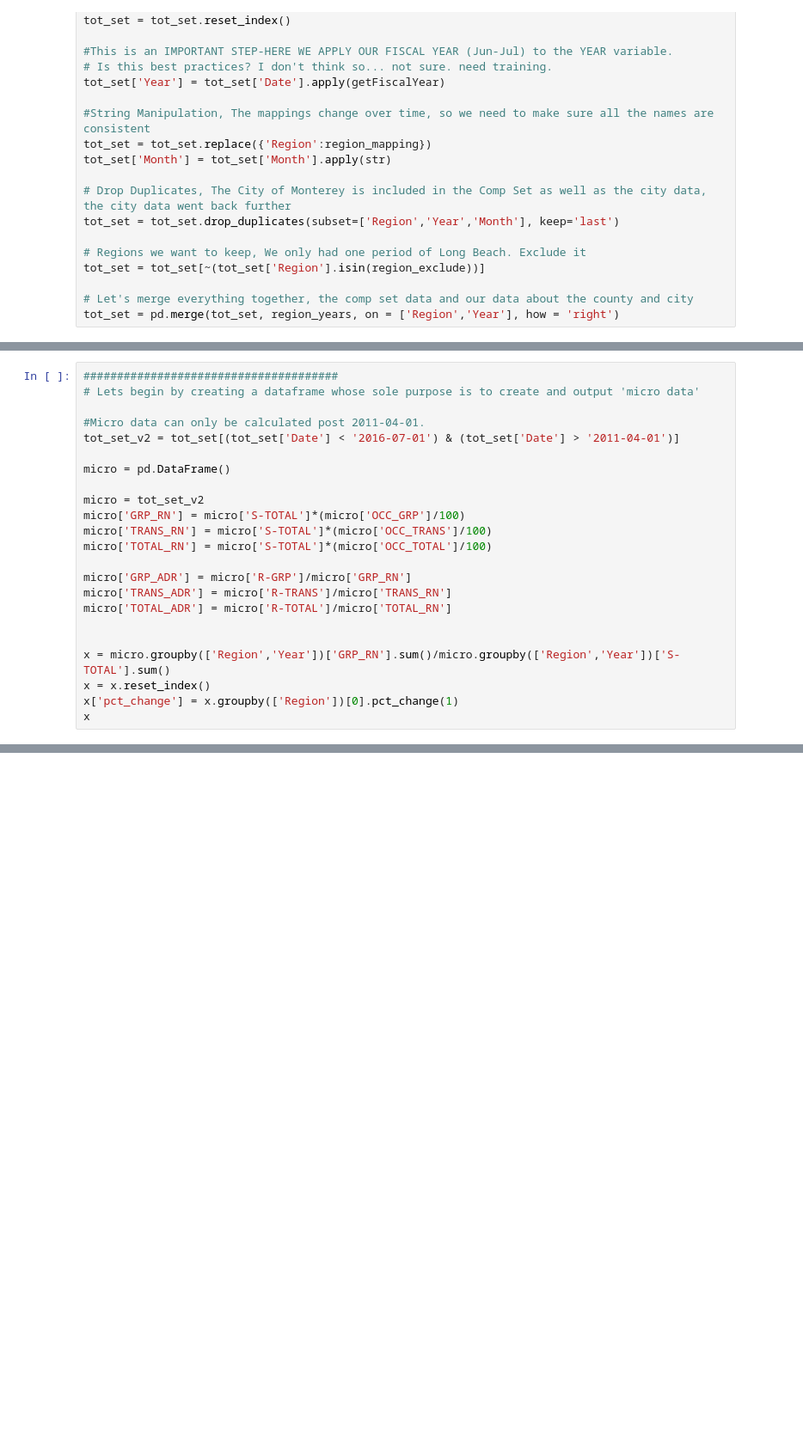
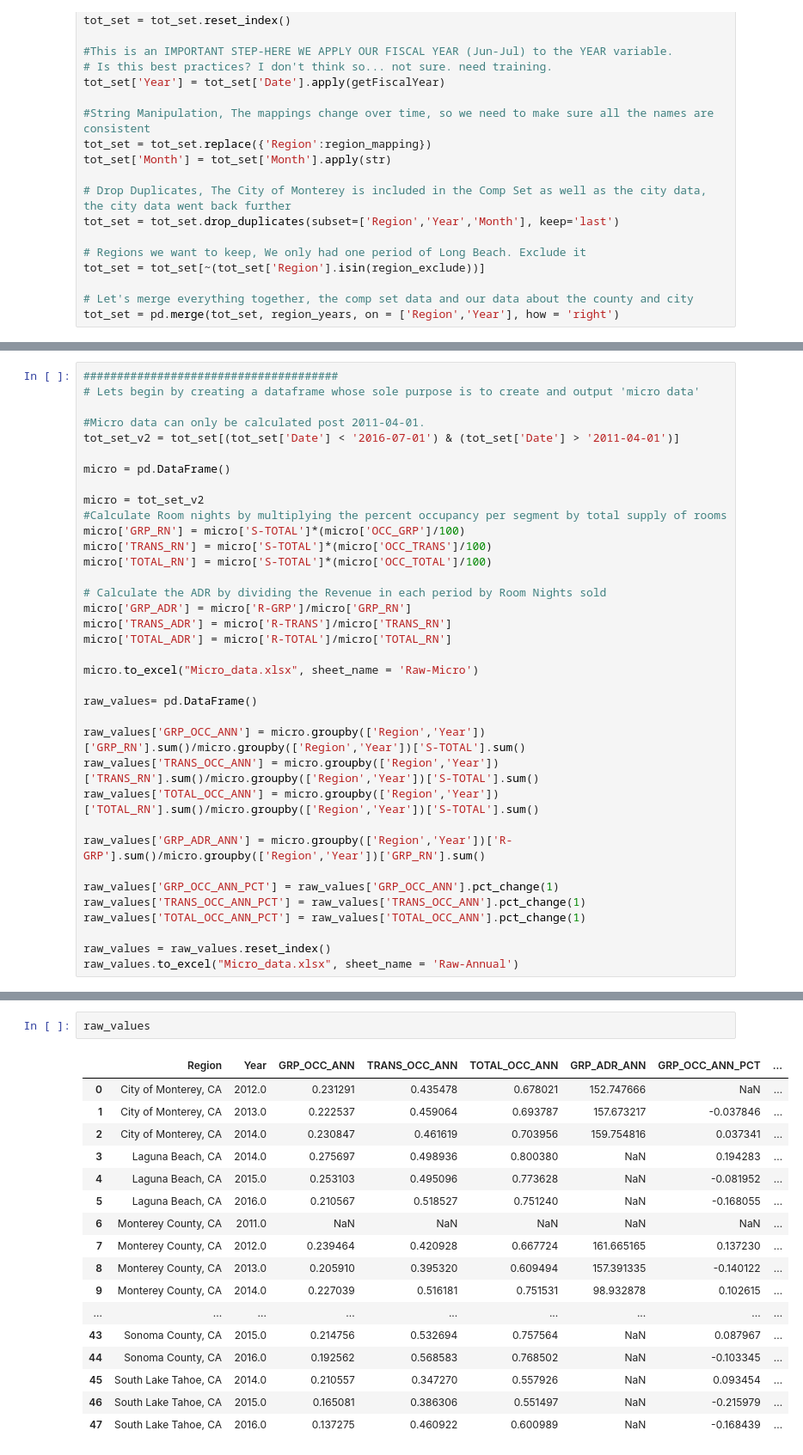
Before and after one commit to studentofdata/market_share_mccvb, a Jupyter notebook: notebooks/anas_hotel_metrics_micro.ipynb, the cells around one changed output, grey strips where cells are left out. Shown at 86% size. Drawn from its saved outputs; the diff is of its cells as text; blank space fills up the shorter version.

Commit message:
Added more onto the micro. Trying to get at Pauls Ask

```diff
--- a/notebooks/anas_hotel_metrics_micro.ipynb
+++ b/notebooks/anas_hotel_metrics_micro.ipynb
@@ -272,16 +258,29 @@ tot_set_v2 = tot_set[(tot_set['Date'] < '2016-07-01') & (tot_set['Date'] > '2011
 micro = pd.DataFrame()
 
 micro = tot_set_v2
+#Calculate Room nights by multiplying the percent occupancy per segment by total supply of rooms
 micro['GRP_RN'] = micro['S-TOTAL']*(micro['OCC_GRP']/100)
 micro['TRANS_RN'] = micro['S-TOTAL']*(micro['OCC_TRANS']/100)
 micro['TOTAL_RN'] = micro['S-TOTAL']*(micro['OCC_TOTAL']/100)
 
+# Calculate the ADR by dividing the Revenue in each period by Room Nights sold
 micro['GRP_ADR'] = micro['R-GRP']/micro['GRP_RN']
 micro['TRANS_ADR'] = micro['R-TRANS']/micro['TRANS_RN']
 micro['TOTAL_ADR'] = micro['R-TOTAL']/micro['TOTAL_RN']
 
+micro.to_excel("Micro_data.xlsx", sheet_name = 'Raw-Micro')
 
-x = micro.groupby(['Region','Year'])['GRP_RN'].sum()/micro.groupby(['Region','Year'])['S-TOTAL'].sum()
-x = x.reset_index()
-x['pct_change'] = x.groupby(['Region'])[0].pct_change(1)
-x
+raw_values= pd.DataFrame()
+
+raw_values['GRP_OCC_ANN'] = micro.groupby(['Region','Year'])['GRP_RN'].sum()/micro.groupby(['Region','Year'])['S-TOTAL'].sum()
+raw_values['TRANS_OCC_ANN'] = micro.groupby(['Region','Year'])['TRANS_RN'].sum()/micro.groupby(['Region','Year'])['S-TOTAL'].sum()
+raw_values['TOTAL_OCC_ANN'] = micro.groupby(['Region','Year'])['TOTAL_RN'].sum()/micro.groupby(['Region','Year'])['S-TOTAL'].sum()
+
+raw_values['GRP_ADR_ANN'] = micro.groupby(['Region','Year'])['R-GRP'].sum()/micro.groupby(['Region','Year'])['GRP_RN'].sum()
+
+raw_values['GRP_OCC_ANN_PCT'] = raw_values['GRP_OCC_ANN'].pct_change(1)
+raw_values['TRANS_OCC_ANN_PCT'] = raw_values['TRANS_OCC_ANN'].pct_change(1)
+raw_values['TOTAL_OCC_ANN_PCT'] = raw_values['TOTAL_OCC_ANN'].pct_change(1)
+
+raw_values = raw_values.reset_index()
+raw_values.to_excel("Micro_data.xlsx", sheet_name = 'Raw-Annual')
@@ -325,0 +287,20 @@ Name: 0, dtype: float64
+# %%
+raw_values
+# %% [output]
+|  | Region | Year | GRP_OCC_ANN | TRANS_OCC_ANN | TOTAL_OCC_ANN | GRP_ADR_ANN | GRP_OCC_ANN_PCT | ... |
+| 0 | City of Monterey, CA | 2012.0 | 0.231291 | 0.435478 | 0.678021 | 152.747666 | NaN | ... |
+| 1 | City of Monterey, CA | 2013.0 | 0.222537 | 0.459064 | 0.693787 | 157.673217 | -0.037846 | ... |
+| 2 | City of Monterey, CA | 2014.0 | 0.230847 | 0.461619 | 0.703956 | 159.754816 | 0.037341 | ... |
+| 3 | Laguna Beach, CA | 2014.0 | 0.275697 | 0.498936 | 0.800380 | NaN | 0.194283 | ... |
+| 4 | Laguna Beach, CA | 2015.0 | 0.253103 | 0.495096 | 0.773628 | NaN | -0.081952 | ... |
+| 5 | Laguna Beach, CA | 2016.0 | 0.210567 | 0.518527 | 0.751240 | NaN | -0.168055 | ... |
+| 6 | Monterey County, CA | 2011.0 | NaN | NaN | NaN | NaN | NaN | ... |
+| 7 | Monterey County, CA | 2012.0 | 0.239464 | 0.420928 | 0.667724 | 161.665165 | 0.137230 | ... |
+| 8 | Monterey County, CA | 2013.0 | 0.205910 | 0.395320 | 0.609494 | 157.391335 | -0.140122 | ... |
+| 9 | Monterey County, CA | 2014.0 | 0.227039 | 0.516181 | 0.751531 | 98.932878 | 0.102615 | ... |
+| ... | ... | ... | ... | ... | ... | ... | ... | ... |
+| 43 | Sonoma County, CA | 2015.0 | 0.214756 | 0.532694 | 0.757564 | NaN | 0.087967 | ... |
+| 44 | Sonoma County, CA | 2016.0 | 0.192562 | 0.568583 | 0.768502 | NaN | -0.103345 | ... |
+| 45 | South Lake Tahoe, CA | 2014.0 | 0.210557 | 0.347270 | 0.557926 | NaN | 0.093454 | ... |
+| 46 | South Lake Tahoe, CA | 2015.0 | 0.165081 | 0.386306 | 0.551497 | NaN | -0.215979 | ... |
+| 47 | South Lake Tahoe, CA | 2016.0 | 0.137275 | 0.460922 | 0.600989 | NaN | -0.168439 | ... |
```
Also changed, not shown: parts of 4 cells of this notebook.
